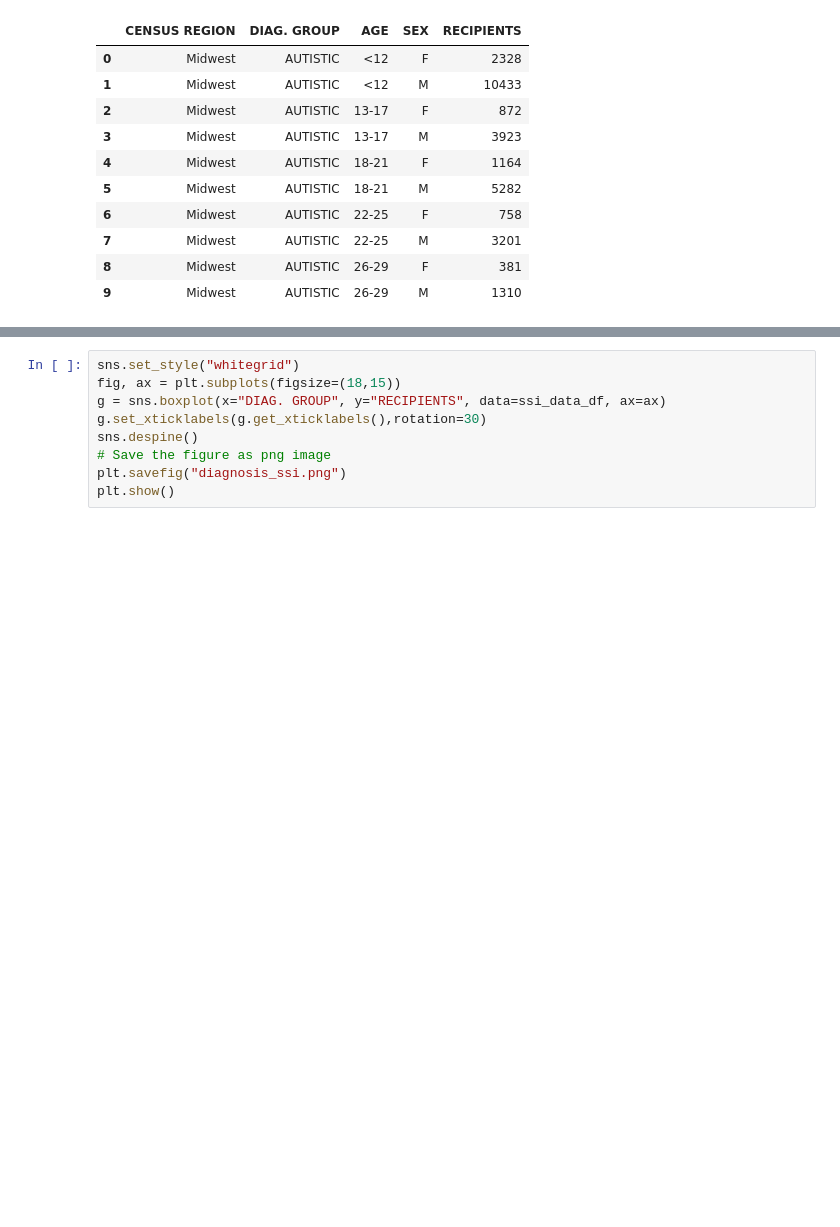
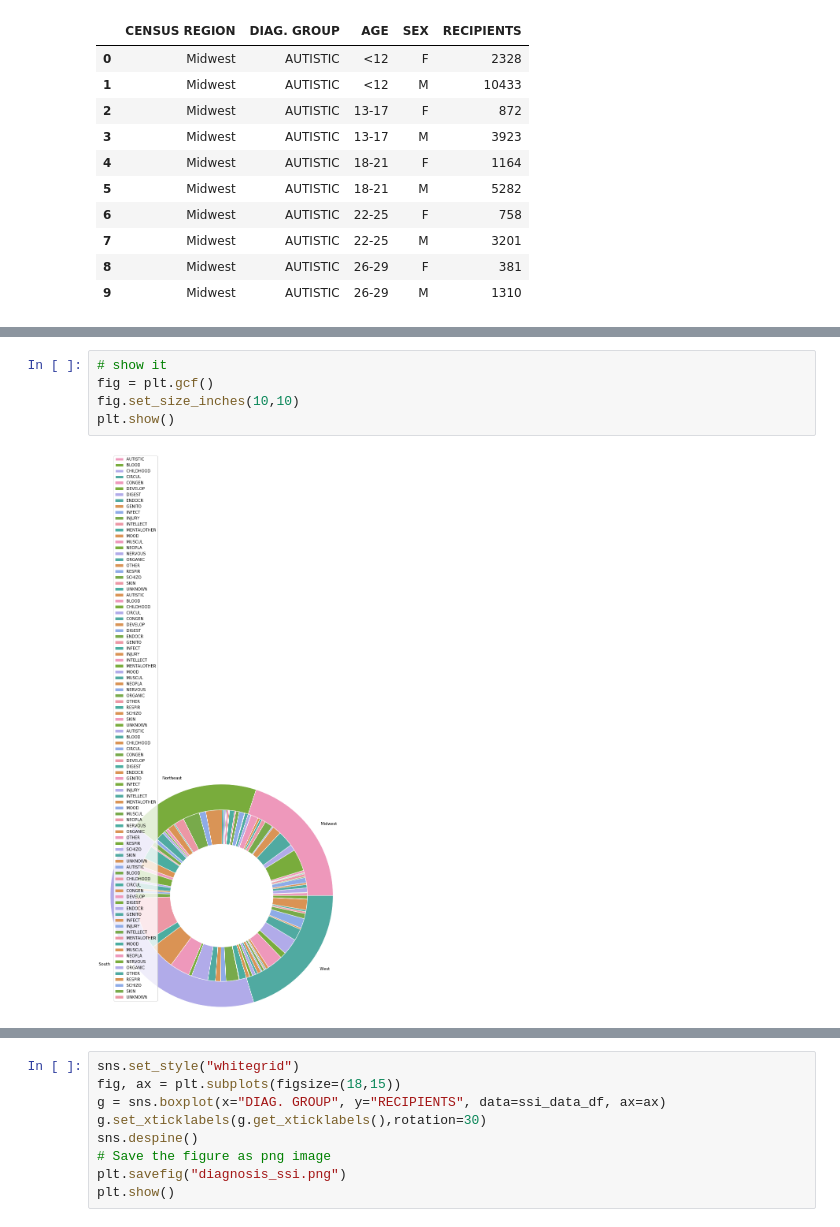
Before and after one commit to ehyoder/ehyoder.github.io, a Jupyter notebook: ssi_data.ipynb, the cells around one changed output, grey strips where cells are left out. Cells and saved outputs as stored; diff of their text form; blank space fills up the shorter version.

```diff
--- a/ssi_data.ipynb
+++ b/ssi_data.ipynb
@@ -34,0 +77,7 @@ ssi_data_df.head(10)
+# %%
+# show it
+fig = plt.gcf()
+fig.set_size_inches(10,10)
+plt.show()
+# %% [output]
+[figure, added]
```
Also changed, not shown: parts of 6 cells of this notebook, 7 other files.
